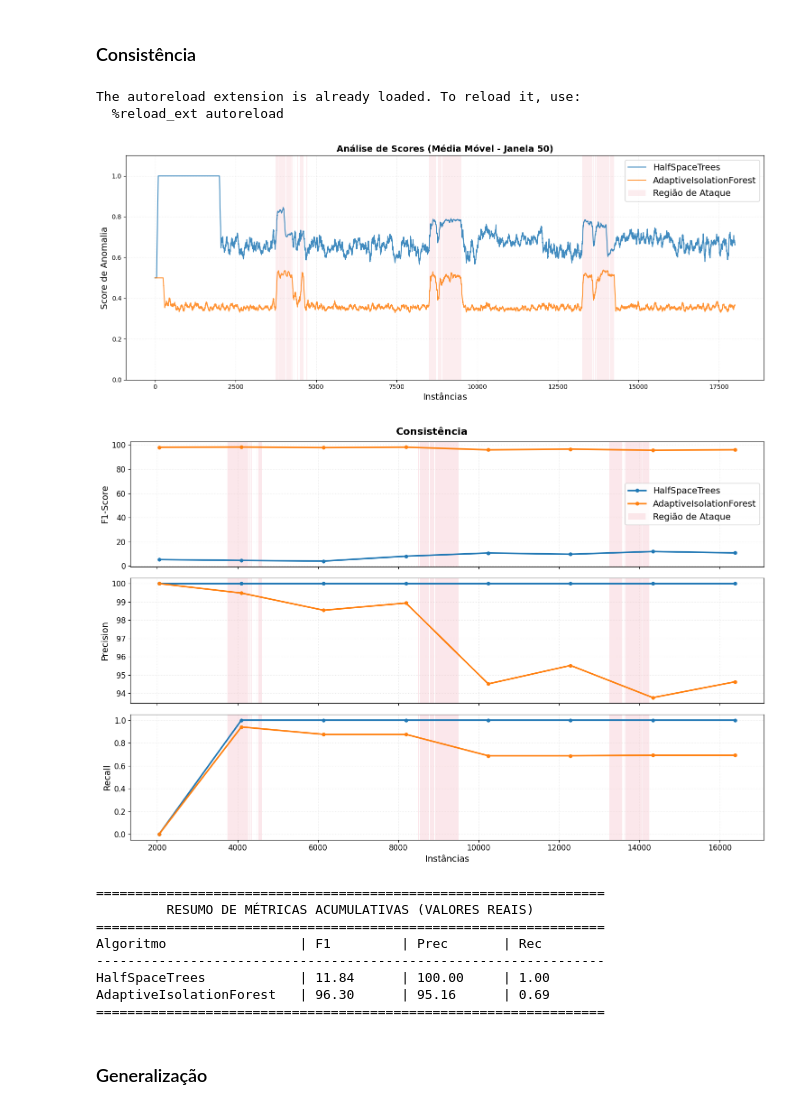
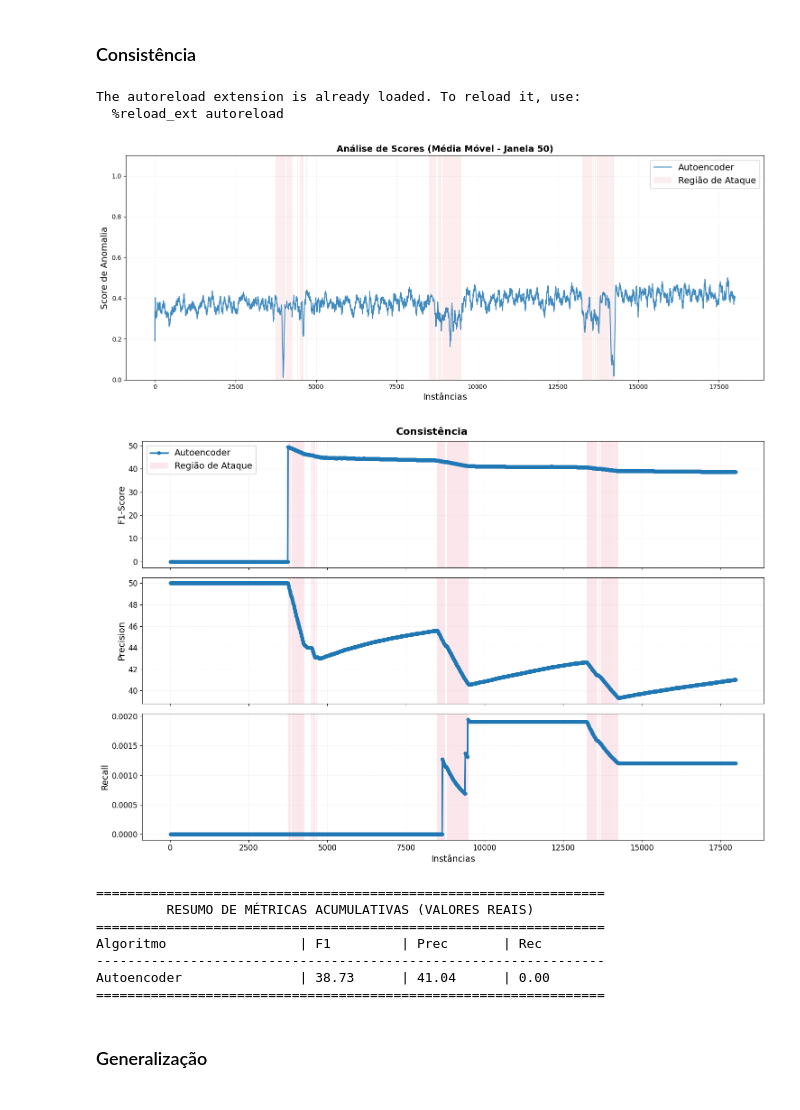
Before and after one commit to iRocktys/anomaly-detection-data-stream, a Jupyter notebook: AnomalyDetectionDevelop.ipynb, the cells around one changed output. Drawn from its saved outputs; the diff is of its cells as text; code cells hidden in the pictures.

```diff
--- a/AnomalyDetectionDevelop.ipynb
+++ b/AnomalyDetectionDevelop.ipynb
@@ -105,9 +118,9 @@ ModuleNotFoundError: No module named 'Data_Processor'
 %load_ext autoreload
 %autoreload 2
 
-from Anomaly_Pipeline import AnomalyExperimentRunner
-from Anomaly_Models import get_anomaly_models
-from Data_Processor import DataStreamProcessor
+from src.Anomaly_Pipeline import AnomalyExperimentRunner
+from src.Anomaly_Models import get_anomaly_models
+from src.Data_Processor import DataStreamProcessor
 import pandas as pd
 
 # Instancia o objeto
@@ -119,45 +132,43 @@ runner = AnomalyExperimentRunner()
 # df = pd.read_csv('data/15k/Consistência/Consistência_500.csv')
 df = pd.read_csv('data/15k/Consistência/Consistência_1000.csv')
 # df = pd.read_csv('data/15k/Consistência/Consistência_2000.csv')
 
 stream, targets, features = processor.create_stream(
     df=df,
     target_label_col='Label',
     binary_label=True,
     normalize_method="StandardScaler",
     threshold_var=0.001,
     threshold_corr=0.85,
     top_n_features=None,
     return_stream=True,
     extra_ignore_cols=['Source IP', 'Source Port','Destination IP','Destination Port','Protocol'],
     imputation_method='mediana'
 )
 
 # Configurar seus algoritmos
 algoritmos = get_anomaly_models(
     stream.get_schema(),
-    selected_models=['HST', 'AIF'],
-    hst_params={'window_size': 2000},
+    selected_models=['AE']
 )
 
 runner._run_anomaly_evaluation(
     stream,
     algorithms=algoritmos,
-    window_size=2048,
+    window_size=10,
     title="Consistência"
 )
 # %% [output]
 The autoreload extension is already loaded. To reload it, use:
   %reload_ext autoreload
-[figure, old version]
+[figure, new version]
-[figure, old version]
+[figure, new version]
 =================================================================
          RESUMO DE MÉTRICAS ACUMULATIVAS (VALORES REAIS)
 =================================================================
 Algoritmo                 | F1         | Prec       | Rec
 -----------------------------------------------------------------
-HalfSpaceTrees            | 11.84      | 100.00     | 1.00
-AdaptiveIsolationForest   | 96.30      | 95.16      | 0.69
+Autoencoder               | 38.73      | 41.04      | 0.00
 =================================================================
 # %% [markdown]
 ### Generalização
```
Also changed, not shown: parts of 4 cells of this notebook, 3 other files.
